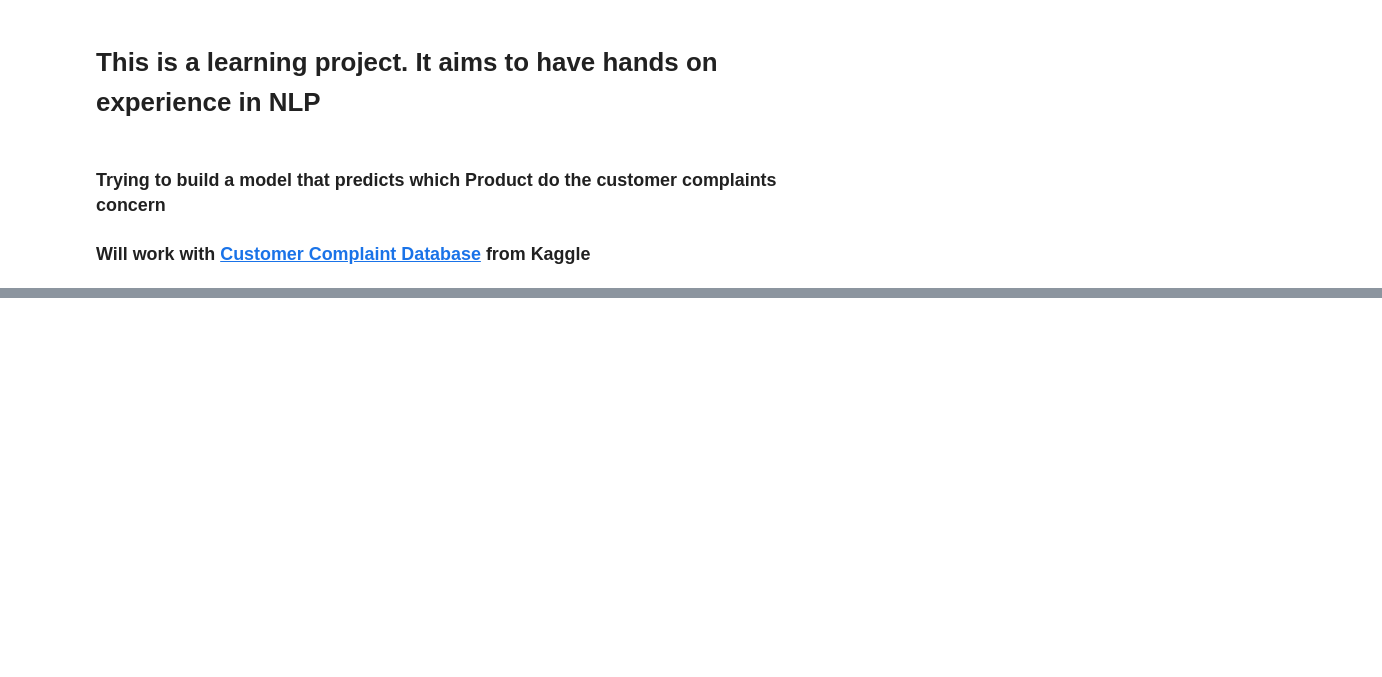
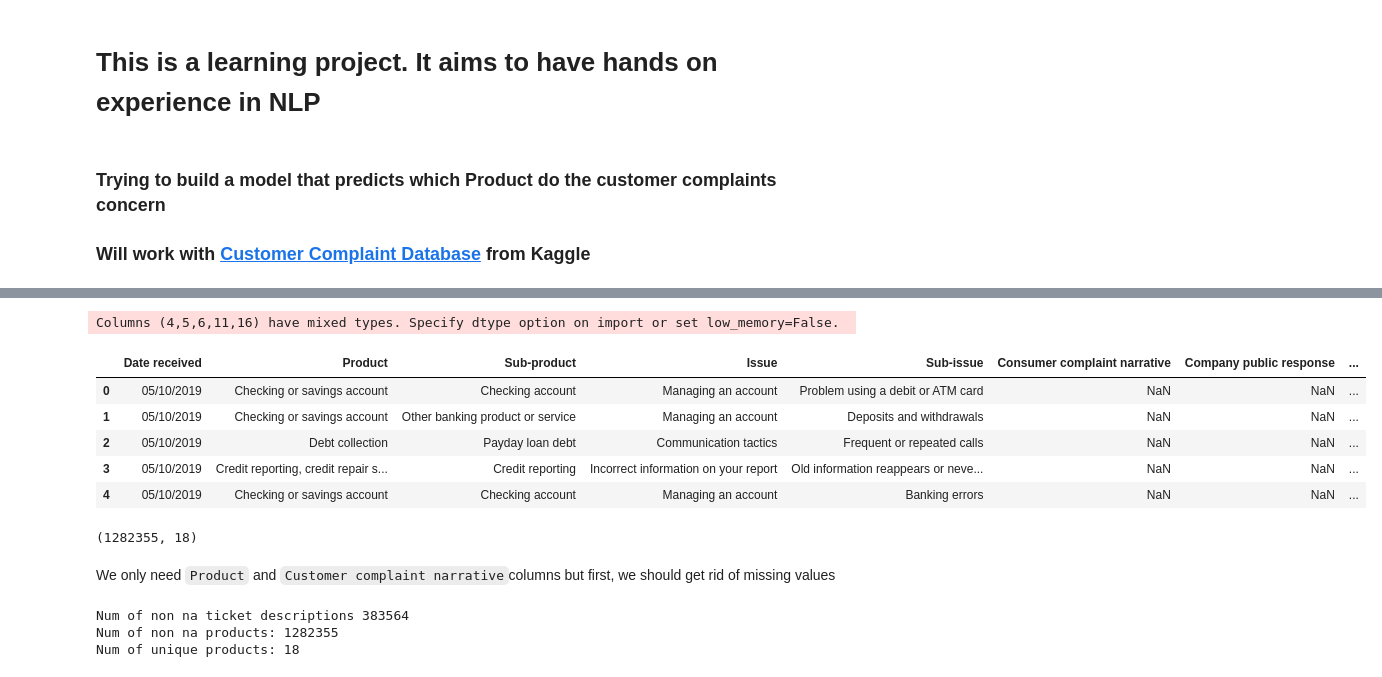
Before and after one commit to harunugurlu/mobile-action-internship, a Jupyter notebook: Data Science/Sample Projects/Customer Complaint Product Categorization/customer-complaint-product-categorization.ipynb, the cells around one changed output, grey strips where cells are left out. Cells and saved outputs as stored; diff of their text form; code cells hidden in the pictures; blank space fills up the shorter version.

```diff
--- a/Data Science/Sample Projects/Customer Complaint Product Categorization/customer-complaint-product-categorization.ipynb
+++ b/Data Science/Sample Projects/Customer Complaint Product Categorization/customer-complaint-product-categorization.ipynb
@@ -39,0 +41,27 @@ from tqdm import tqdm
+# %%
+root_path = './data/customer-complaints.csv'
+# %%
+df_dump = pd.read_csv(root_path)
+df_dump.head()
+# %% [output]
+Columns (4,5,6,11,16) have mixed types. Specify dtype option on import or set low_memory=False.
+|  | Date received | Product | Sub-product | Issue | Sub-issue | Consumer complaint narrative | Company public response | ... |
+| 0 | 05/10/2019 | Checking or savings account | Checking account | Managing an account | Problem using a debit or ATM card | NaN | NaN | ... |
+| 1 | 05/10/2019 | Checking or savings account | Other banking product or service | Managing an account | Deposits and withdrawals | NaN | NaN | ... |
+| 2 | 05/10/2019 | Debt collection | Payday loan debt | Communication tactics | Frequent or repeated calls | NaN | NaN | ... |
+| 3 | 05/10/2019 | Credit reporting, credit repair s... | Credit reporting | Incorrect information on your report | Old information reappears or neve... | NaN | NaN | ... |
+| 4 | 05/10/2019 | Checking or savings account | Checking account | Managing an account | Banking errors | NaN | NaN | ... |
+# %%
+df_dump.shape
+# %% [output]
+(1282355, 18)
+# %% [markdown]
+We only need ``Product`` and ``Customer complaint narrative``columns but first, we should get rid of missing values
+# %%
+print("Num of non na ticket descriptions", df_dump['Consumer complaint narrative'].count())
+print("Num of non na products:", df_dump['Product'].count())
+print("Num of unique products:", df_dump['Product'].nunique())
+# %% [output]
+Num of non na ticket descriptions 383564
+Num of non na products: 1282355
+Num of unique products: 18
```
Also changed, not shown: parts of 22 cells of this notebook.
